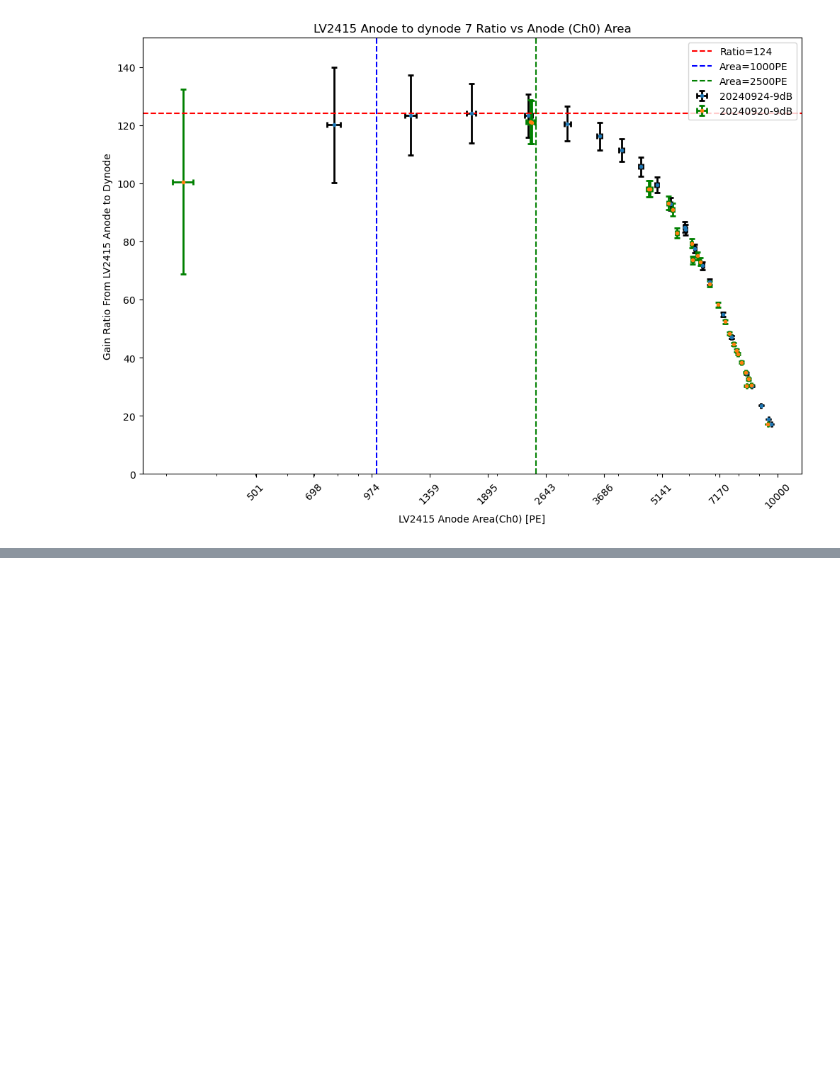
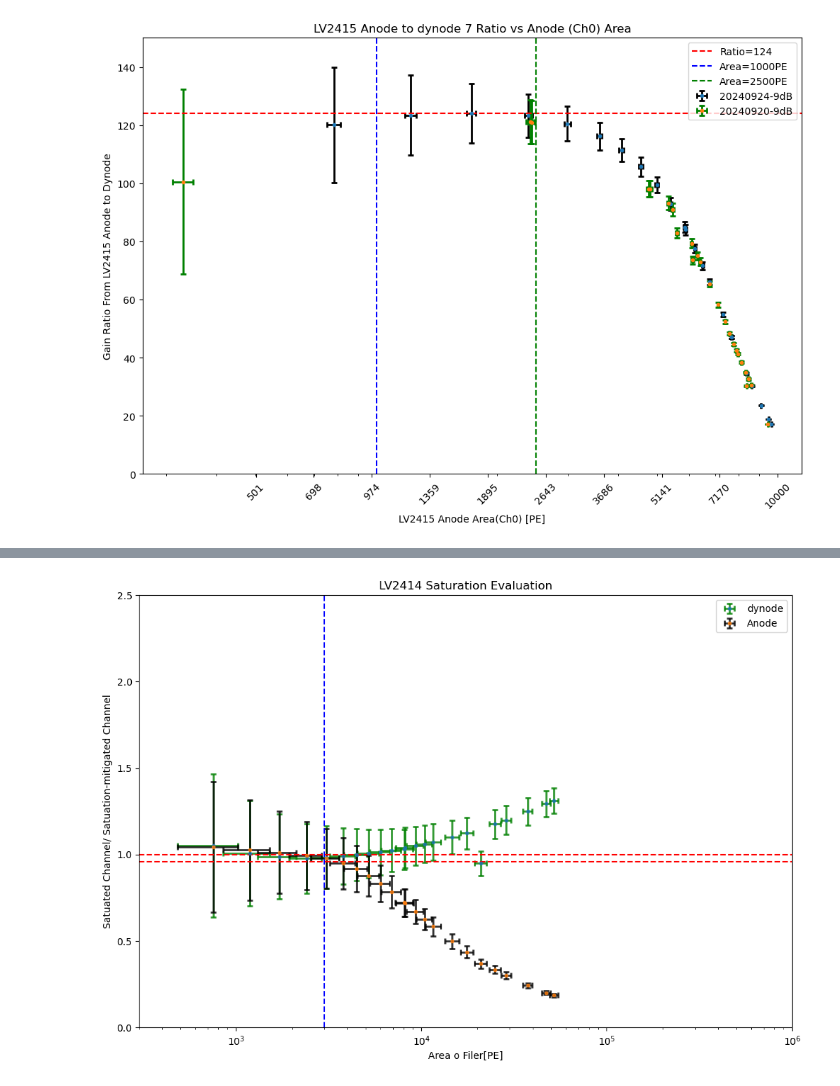
Before and after one commit to Westlake-University-Lsc-lab/ProcessLocalData, a Jupyter notebook: plotsfigures.ipynb, the cells around one changed output, grey strips where cells are left out. Saved outputs shown, nothing was run; the diff lists cells and outputs as text; code cells hidden in the pictures; blank space fills up the shorter version.

```diff
--- a/plotsfigures.ipynb
+++ b/plotsfigures.ipynb
@@ -247,3 +265,39 @@ df
 | 20 | 9093.188650 | 23.141558 | 448.067463 | 21.630989 | 385.489349 | 2.527804 | 20.294240 | ... |
 | 21 | 9479.713955 | 21.399927 | 563.916734 | 24.357403 | 502.552775 | 2.836477 | 16.810485 | ... |
 | 22 | 9635.041449 | 20.665181 | 621.060088 | 25.501804 | 561.150812 | 2.963855 | 15.513864 | ... |
+# %%
+yerr_dynode_filter = df.dynode_fix/df.filter_fix * np.sqrt((df.filter_fix_err/df.filter_fix)**2 + (df.dynode_fix_err/df.dynode_fix)**2)
+yerr_anode_filter = df.Ch0_Area_mu/df.filter_fix * np.sqrt((df.Ch0_Area_sigma/df.Ch0_Area_mu)**2 + (df.filter_fix_err/df.filter_fix)**2)
+df['yerr_dynode_filter'] = yerr_dynode_filter
+df['yerr_anode_filter'] = yerr_anode_filter
+# %%
+
+fig, ax = plt.subplots(figsize=(12,8))
+ax.errorbar(df.filter_fix, df.dynode_fix/df.filter_fix, xerr=df.filter_fix_err, yerr=yerr_dynode_filter, fmt='.', ecolor='green',alpha=0.8, capsize=3, elinewidth=2, capthick=2, label='dynode')
+ax.errorbar(df.filter_fix , df.Ch0_Area_mu/df.filter_fix, xerr=df.filter_fix_err, yerr=yerr_anode_filter, fmt='.', ecolor='black', alpha=0.8, capsize=3, elinewidth=2, capthick=2, label='Anode')
+# ax.errorbar(df.filter_fix , df.Ch0_Area_mu/df.filter_fix, xerr=df.filter_fix_err, yerr=yerr_anode_filter, fmt='.', ecolor='black', alpha=0.8, capsize=3, elinewidth=2, capthick=2, label='Anode')
+ax.set_xlabel('Area o Filer[PE]')
+ax.set_ylabel('Satuated Channel/ Satuation-mitigated Channel')
+ax.set_title('')
+ax.set_xscale('log')
+ax.axhline(y=1., color='r', linestyle='--')
+ax.axhline(y=.96, color='r', linestyle='--')
+# ax.axvline(x=600, color='b', linestyle='--', label='Area=600PE')
+# ax.axvline(x=1000, color='b', linestyle='--', label='Area=1000PE')
+ax.axvline(x=3000, color='b', linestyle='--')
+ax.legend(loc='upper right')
+#ax.set_xticks([500, 700, 1000, 2000, 3000, 4000, 5000, 7000, 10000])
+#ax.set_xticklabels([500, 700, 1000, 2000, 3000, 4000, 5000, 7000,10000], rotation=45)
+#ax.set_xticks(np.logspace(2, 4, 10+4))
+#ax.set_xticklabels(np.logspace(2, 4, 10+4).astype(int), rotation=45)
+# ax.grid()
+ax.set_ylim(0, 2.5)
+ax.set_xlim(300, 1.e6)
+ax.set_title('LV2414 Saturation Evaluation')
+#plt.savefig(r'./figs/LV2414_saturation_eval_20240924.png',  bbox_inches='tight',  dpi=300)
+# tick_positions = plt.xticks()[0]
+# tick_positions_to_show = tick_positions[:10]  # 只取前15个位置作为展示的刻度位置
+# plt.gca().set_xticks(tick_positions_to_show)  # 设置这些位置为刻度位置
+plt.show()
+# %% [output]
+[figure, added]
```
Also changed, not shown: parts of 24 cells of this notebook.
